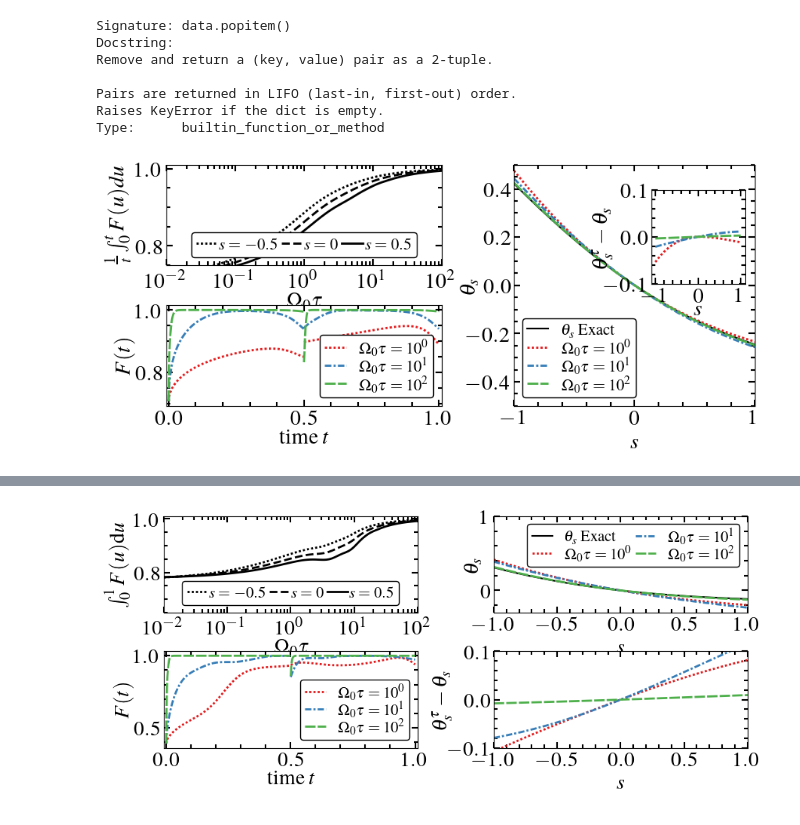
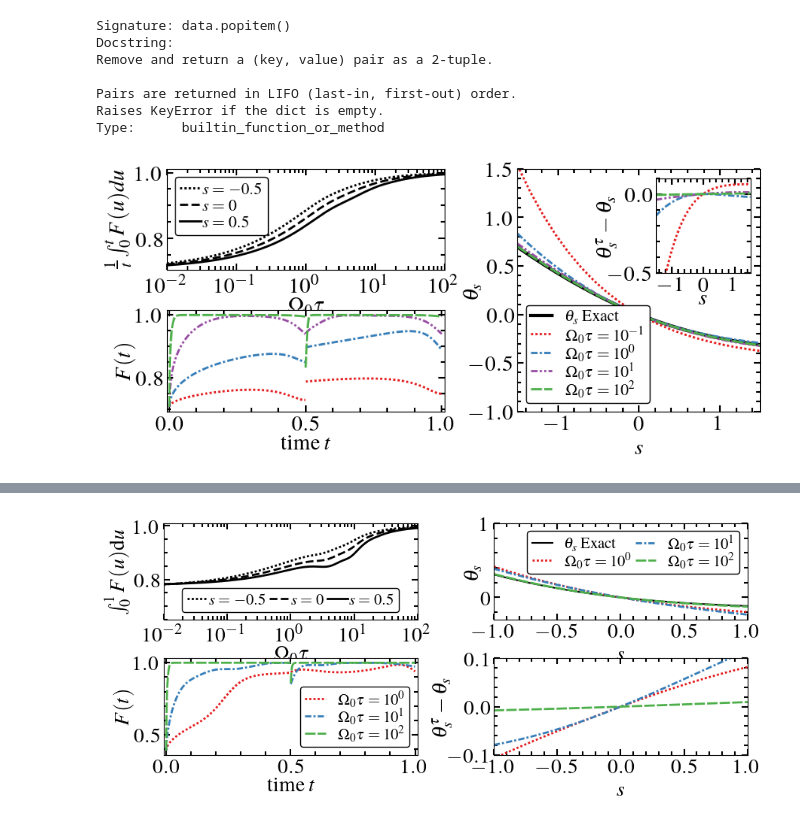
Before and after one commit to PauloJPS/2024-large-deviation-full-counting-statistics-in-adiabatic-open-quantum-dynamics, a Jupyter notebook: Codes/Adiabaticity_against_Quench.ipynb, the cells around one changed output, grey strips where cells are left out. Cells and saved outputs as stored; diff of their text form; code cells hidden in the pictures.

```diff
--- a/Codes/Adiabaticity_against_Quench.ipynb
+++ b/Codes/Adiabaticity_against_Quench.ipynb
@@ -398,8 +398,8 @@ def get_theta_tau(taulist, s_list, rho0, args):
                     t_eval=[0, tau],
                     args=(args_aux, ),
                     method="DOP853",
-                    rtol=1e-14,
-                    atol=1e-12)
+                    rtol=1e-12,
+                    atol=1e-14)
             print("tau = {:.1f}, s = {:.3f} - Solver: success= {}, status {}".format(
                                                                     tau, s, sol.success, sol.status))
             evolved_rho = qt.Qobj(sol.y.transpose()[-1].reshape((2,2)))
@@ -468,7 +468,7 @@ plt.plot(np.linspace(0, 1, 100), [driving(t, args) for t in np.linspace(0, 1, 10
 tau = 100
 Nsteps = 1000
 F2b_tlist = np.linspace(0, tau, Nsteps)
-F2b_taulist=[1, 10, 100]
+F2b_taulist=[0.1, 1, 10, 100]
 
 F2b_tlist_list, F2b_fidelity_list = get_Fidelity_tau(rho0, H, Lm, taulist=F2b_taulist)
 # %% [output]
@@ -486,7 +488,7 @@ plt.plot(F2b_tlist_list[2]/F2b_tlist_list[2][-1], F2b_fidelity_list[2])
 # Fig 2-a
 # %%
 F2a_slist = [-0.5, 0, 0.5]
-F2a_tau_list = np.logspace(-2, np.log10(100), 100)
+F2a_tau_list = np.logspace(-2, np.log10(100), 200)
 
 F2a_FTs = Fidelity_taulist_s(rho0, F2a_tau_list, F2a_slist, args)
 # %% [output]
@@ -520,8 +522,8 @@ plt.xscale("log")
 # %% [markdown]
 # Fig 2-c
 # %%
-F2c_tau_list = [1, 10, 100]
-F2c_slist = np.linspace(-1, 1, 20)
+F2c_tau_list = [0.1, 1, 10, 100]
+F2c_slist = np.linspace(-1.5, 1.5, 20)
 
 F2c_exact_theta = get_Exact_theta(F2c_slist, args)
 
@@ -615,10 +618,11 @@ ax1.set_xticks([0.01, 0.1, 1, 10, 100])
 
 ax1.tick_params(axis='x', pad=7)
 
-ax1.set_ylim((0.75, 1.01))
+#ax1.set_ylim((0.75, 1.01))
 ax1.set_xlim((0.01, 100))
 
-ax1.legend(edgecolor="black", framealpha=1,handlelength=1.3, borderpad=0.3, fontsize=15, loc=8, columnspacing=0.2, handletextpad=0.1, ncol=3)
+#ax1.legend(edgecolor="black", framealpha=1,handlelength=1.3, borderpad=0.3, fontsize=15, loc=8, columnspacing=0.2, handletextpad=0.1, ncol=3)
+ax1.legend(edgecolor="black", framealpha=1,handlelength=1.3, borderpad=0.3, fontsize=15, loc=0, labelspacing=0.1, handletextpad=0.1)
 
 
 ######
@@ -626,64 +630,70 @@ ax1.legend(edgecolor="black", framealpha=1,handlelength=1.3, borderpad=0.3, font
 ######
 
 
-ax2.plot(F2b_tlist_list[0][:int(Nsteps/2)]/max(F2b_tlist_list[0]), F2b_fidelity_list[0][:int(Nsteps/2)], color="#e41a1c", label=r"$\Omega_0\tau=10^0$", linestyle=(0, (1, 1)) , linewidth=2)
-ax2.plot(F2b_tlist_list[1][:int(Nsteps/2)]/max(F2b_tlist_list[1]), F2b_fidelity_list[1][:int(Nsteps/2)], color="#377eb8", label=r"$\Omega_0\tau=10^1$", linestyle=(0,(3, 1, 1, 1)), linewidth=2)
-ax2.plot(F2b_tlist_list[2][:int(Nsteps/2)]/max(F2b_tlist_list[2]), F2b_fidelity_list[2][:int(Nsteps/2)], color="#4daf4a", label=r"$\Omega_0\tau=10^2$", linestyle=(0, (5, 1)), linewidth=2)
+ax2.plot(F2b_tlist_list[0][:int(Nsteps/2)]/max(F2b_tlist_list[0]), F2b_fidelity_list[0][:int(Nsteps/2)], color="#e41a1c", label=r"$\Omega_0\tau=10^{-1}$", linestyle=(0, (1, 1)) , linewidth=2)
+ax2.plot(F2b_tlist_list[1][:int(Nsteps/2)]/max(F2b_tlist_list[1]), F2b_fidelity_list[1][:int(Nsteps/2)], color="#377eb8", label=r"$\Omega_0\tau=10^0$", linestyle=(0,(3, 1, 1, 1)), linewidth=2)
+ax2.plot(F2b_tlist_list[2][:int(Nsteps/2)]/max(F2b_tlist_list[2]), F2b_fidelity_list[2][:int(Nsteps/2)], color="#984ea3", label=r"$\Omega_0\tau=10^1$", linestyle=(0, (3, 1, 1, 1, 1, 1)), linewidth=2)
+ax2.plot(F2b_tlist_list[3][:int(Nsteps/2)]/max(F2b_tlist_list[3]), F2b_fidelity_list[3][:int(Nsteps/2)], color="#4daf4a", label=r"$\Omega_0\tau=10^2$", linestyle=(0, (5, 1)), linewidth=2)
 
 ax2.plot(F2b_tlist_list[0][int(Nsteps/2):]/max(F2b_tlist_list[0]), F2b_fidelity_list[0][int(Nsteps/2):], color="#e41a1c",linestyle=(0, (1, 1)) , linewidth=2)
 ax2.plot(F2b_tlist_list[1][int(Nsteps/2):]/max(F2b_tlist_list[1]), F2b_fidelity_list[1][int(Nsteps/2):], color="#377eb8",linestyle=(0,(3, 1, 1, 1)), linewidth=2)
-ax2.plot(F2b_tlist_list[2][int(Nsteps/2):]/max(F2b_tlist_list[2]), F2b_fidelity_list[2][int(Nsteps/2):], color="#4daf4a",linestyle=(0, (5, 1)), linewidth=2)
+ax2.plot(F2b_tlist_list[2][int(Nsteps/2):]/max(F2b_tlist_list[2]), F2b_fidelity_list[2][int(Nsteps/2):], color="#984ea3",linestyle=(0, (3, 1, 1, 1, 1, 1)), linewidth=2)
+ax2.plot(F2b_tlist_list[3][int(Nsteps/2):]/max(F2b_tlist_list[3]), F2b_fidelity_list[3][int(Nsteps/2):], color="#4daf4a",linestyle=(0, (5, 1)), linewidth=2)
 
 ax2.set_xlabel(r"time $t$", labelpad=0)
 ax2.set_ylabel(r"$F(t)$", labelpad=0)
 
 ax2.set_xlim((-0.01, 1.01))
 
-ax2.legend(edgecolor="black", framealpha=1,handlelength=1.3, borderpad=0.3, fontsize=15, loc=4, labelspacing = 0.1)
+#ax2.legend(edgecolor="black", framealpha=1,handlelength=1.3, borderpad=0.3, fontsize=15, loc=4, labelspacing = 0.1)
 
 
 #######################
 ######################
 ######################
 
-ax3.plot(F2c_slist, np.array(F2c_exact_theta).real, color="black", label=r"$\theta_s$ Exact")
+ax3.plot(F2c_slist, np.array(F2c_exact_theta).real, color="black", label=r"$\theta_s$ Exact", linewidth=3)
 
 
-ax3.plot(F2c_slist, np.array(F2c_thetas[0]).real,color="#e41a1c", label=r"$\Omega_0\tau=10^0$", linestyle=(0, (1, 1)) , linewidth=2)
-ax3.plot(F2c_slist, np.array(F2c_thetas[1]).real,color="#377eb8", label=r"$\Omega_0\tau=10^1$", linestyle=(0,(3, 1, 1, 1)), linewidth=2)
-ax3.plot(F2c_slist, np.array(F2c_thetas[2]).real,color="#4daf4a", label=r"$\Omega_0\tau=10^2$", linestyle=(0, (5, 1)), linewidth=2)
+ax3.plot(F2c_slist, np.array(F2c_thetas[0]).real,color="#e41a1c", label=r"$\Omega_0\tau=10^{-1}$", linestyle=(0, (1, 1)) , linewidth=2)
+ax3.plot(F2c_slist, np.array(F2c_thetas[1]).real,color="#377eb8", label=r"$\Omega_0\tau=10^0$", linestyle=(0,(3, 1, 1, 1)), linewidth=2)
+ax3.plot(F2c_slist, np.array(F2c_thetas[2]).real,color="#984ea3", label=r"$\Omega_0\tau=10^1$", linestyle=(0, (3, 1, 1, 1, 1, 1)), linewidth=2)
+ax3.plot(F2c_slist, np.array(F2c_thetas[3]).real,color="#4daf4a", label=r"$\Omega_0\tau=10^2$", linestyle=(0, (5, 1)), linewidth=2)
 
 
 ax3.set_xlabel(r"$s$")
 ax3.set_ylabel(r"$\theta_s$", labelpad=-12)
-ax3.set_ylim((-0.5,0.5))
-ax3.set_xlim((-1,1))
+ax3.set_ylim((-1,1.5))
+ax3.set_xlim((-1.5,1.5))
 
 ax3.set_box_aspect(1)
 
 
-ax3.legend(edgecolor="black", framealpha=1,handlelength=1.3, borderpad=0.3, fontsize=15, loc=3, labelspacing=0.1)
+ax3.legend(edgecolor="black", framealpha=1, handlelength=1.3, borderpad=0.3, fontsize=15, loc=3, labelspacing=0.1)
 
-left1, bottom1, width1, height1 = [0.63, 0.50, 0.35, 0.3]
+left1, bottom1, width1, height1 = [0.63, 0.55, 0.35, 0.3]
 ax31 = fig.add_axes([left1, bottom1, width1, height1])
 ax31.set_box_aspect(1)
 
-ax31.plot(F2c_slist, (np.array(F2c_exact_theta)-np.array(F2c_thetas[0])).real,color="#e41a1c", label=r"$\Omega_0\tau=10^0$", linestyle=(0, (1, 1)) , linewidth=2)
-ax31.plot(F2c_slist, (np.array(F2c_exact_theta)-np.array(F2c_thetas[1])).real,color="#377eb8", label=r"$\Omega_0\tau=10^1$", linestyle=(0,(3, 1, 1, 1)), linewidth=2)
-ax31.plot(F2c_slist, (np.array(F2c_exact_theta)-np.array(F2c_thetas[2])).real,color="#4daf4a", label=r"$\Omega_0\tau=10^2$", linestyle=(0, (5, 1)), linewidth=2)
+ax31.plot(F2c_slist, (np.array(F2c_exact_theta)-np.array(F2c_thetas[0])).real,color="#e41a1c", label=r"$\Omega_0\tau=10^{-1}$", linestyle=(0, (1, 1)) , linewidth=2)
+ax31.plot(F2c_slist, (np.array(F2c_exact_theta)-np.array(F2c_thetas[1])).real,color="#377eb8", label=r"$\Omega_0\tau=10^{0}$", linestyle=(0,(3, 1, 1, 1)), linewidth=2)
+ax31.plot(F2c_slist, (np.array(F2c_exact_theta)-np.array(F2c_thetas[2])).real,color="#984ea3", label=r"$\Omega_0\tau=10^{1}$", linestyle=(0, (3, 1, 1, 1, 1, 1)), linewidth=2)
+ax31.plot(F2c_slist, (np.array(F2c_exact_theta)-np.array(F2c_thetas[3])).real,color="#4daf4a", label=r"$\Omega_0\tau=10^2$", linestyle=(0, (5, 1)), linewidth=2)
 
 ax31.set_ylabel(r"$\theta_s^\tau - \theta_s$", labelpad=-8)
 
 ax31.set_xlabel(r"$s$", labelpad=-6)
 
-ax31.set_ylim((-0.1, 0.1))
+ax31.set_ylim((-0.5, 0.1))
+ax31.set_xlim((-1.5, 1.5))
+
 
 
 
 
 plt.subplots_adjust(hspace=0.4)
 
 
-#plt.savefig("Fig2.pdf", bbox_inches="tight")
+#plt.savefig("Fig2_test.pdf", bbox_inches="tight")
 # %% [output]
-[figure, old version]
+[figure, new version]
```
Also changed, not shown: parts of 7 cells of this notebook.
